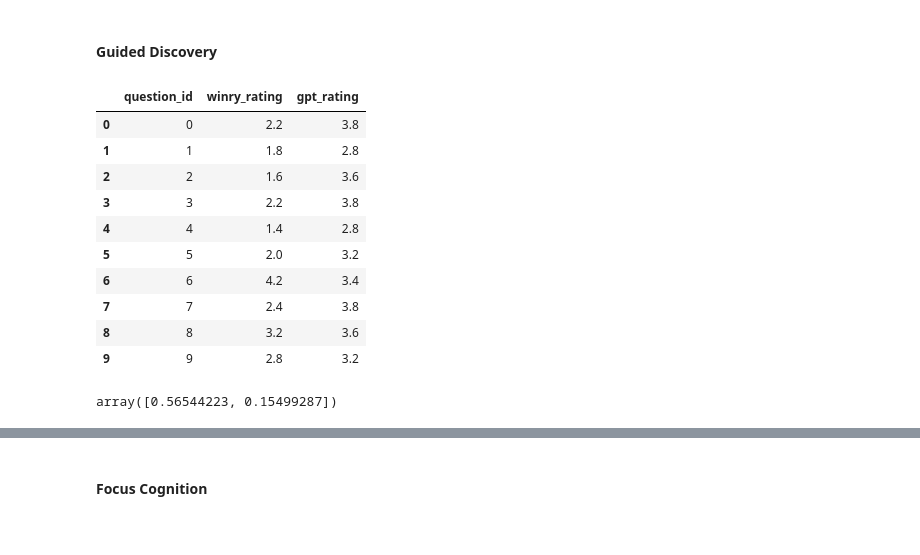
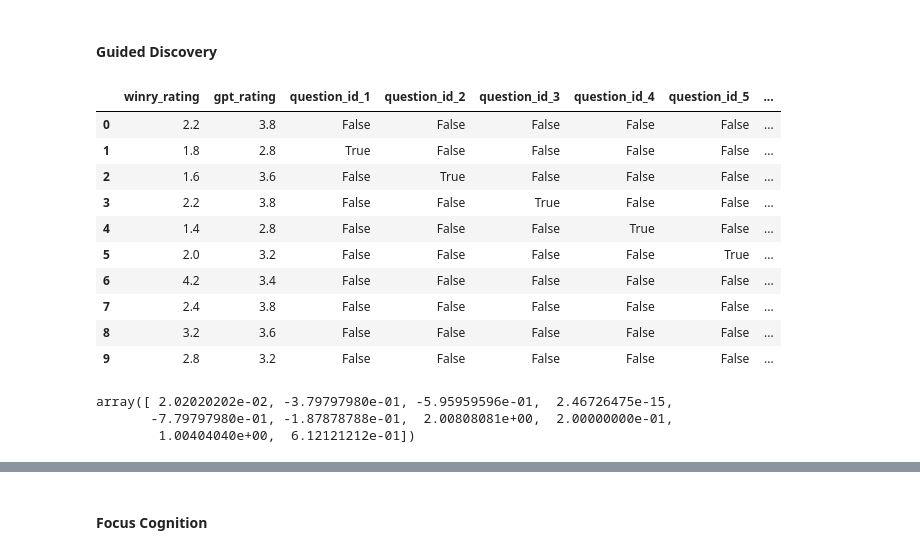
Before and after one commit to embedded-robotics/mental-health-agents, a Jupyter notebook: src/dpo-finetuning/winry_response_evaluation.ipynb, the cells around one changed output, grey strips where cells are left out. Saved outputs shown, nothing was run; the diff lists cells and outputs as text; code cells hidden in the pictures.

```diff
--- a/src/dpo-finetuning/winry_response_evaluation.ipynb
+++ b/src/dpo-finetuning/winry_response_evaluation.ipynb
@@ -1040,25 +1080,29 @@ array([0.02628527, 0.07645922])
 # %%
 guided_discovery_fe = pd.DataFrame({'winry_rating': winry_corr_df['guided_discovery'].to_list(), 'gpt_rating': filtered_corr_df['guided_discovery'].to_list()})
 guided_discovery_fe = guided_discovery_fe.reset_index().rename(columns={'index':'question_id'})
+guided_discovery_fe['question_id'] = guided_discovery_fe['question_id'].astype('object')
+guided_discovery_fe = pd.get_dummies(guided_discovery_fe, columns=['question_id'], drop_first=True)
 guided_discovery_fe
 # %% [output]
-|  | question_id | winry_rating | gpt_rating |
-| 0 | 0 | 2.2 | 3.8 |
-| 1 | 1 | 1.8 | 2.8 |
-| 2 | 2 | 1.6 | 3.6 |
-| 3 | 3 | 2.2 | 3.8 |
-| 4 | 4 | 1.4 | 2.8 |
-| 5 | 5 | 2.0 | 3.2 |
-| 6 | 6 | 4.2 | 3.4 |
-| 7 | 7 | 2.4 | 3.8 |
-| 8 | 8 | 3.2 | 3.6 |
-| 9 | 9 | 2.8 | 3.2 |
+|  | winry_rating | gpt_rating | question_id_1 | question_id_2 | question_id_3 | question_id_4 | question_id_5 | ... |
+| 0 | 2.2 | 3.8 | False | False | False | False | False | ... |
+| 1 | 1.8 | 2.8 | True | False | False | False | False | ... |
+| 2 | 1.6 | 3.6 | False | True | False | False | False | ... |
+| 3 | 2.2 | 3.8 | False | False | True | False | False | ... |
+| 4 | 1.4 | 2.8 | False | False | False | True | False | ... |
+| 5 | 2.0 | 3.2 | False | False | False | False | True | ... |
+| 6 | 4.2 | 3.4 | False | False | False | False | False | ... |
+| 7 | 2.4 | 3.8 | False | False | False | False | False | ... |
+| 8 | 3.2 | 3.6 | False | False | False | False | False | ... |
+| 9 | 2.8 | 3.2 | False | False | False | False | False | ... |
 # %%
-X_data = guided_discovery_fe[['gpt_rating','question_id']]
+X_data = guided_discovery_fe[['gpt_rating','question_id_1', 'question_id_2', 'question_id_3', 'question_id_4', 'question_id_5', 'question_id_6', 'question_id_7', 'question_id_8', 'question_id_9']]
 y_data = guided_discovery_fe['winry_rating']
 
 model = LinearRegression()
 model.fit(X_data, y_data)
 model.coef_
 # %% [output]
-array([0.56544223, 0.15499287])
+array([ 2.02020202e-02, -3.79797980e-01, -5.95959596e-01,  2.46726475e-15,
+       -7.79797980e-01, -1.87878788e-01,  2.00808081e+00,  2.00000000e-01,
+        1.00404040e+00,  6.12121212e-01])
```
Also changed, not shown: parts of 19 cells of this notebook, 1 other file.
